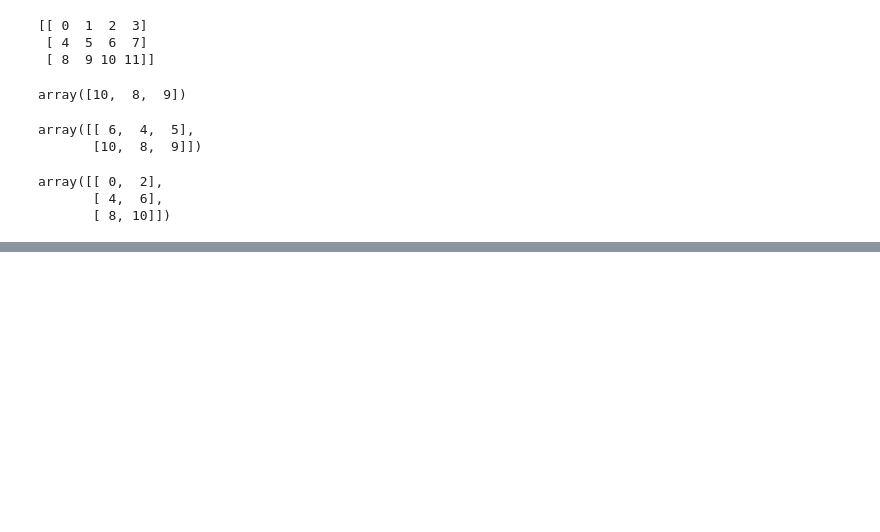
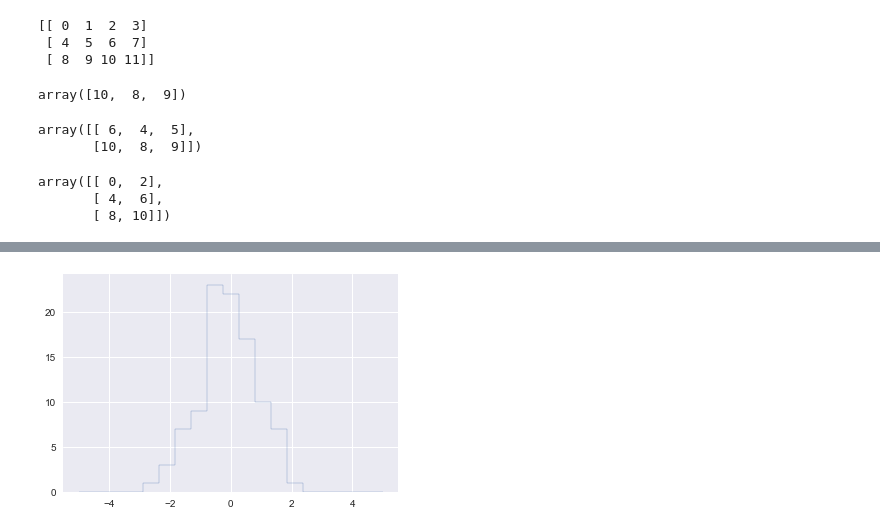
Before and after one commit to Razor-87/vanderplas-pdsh, a Jupyter notebook: Chapter [2].ipynb, the cells around one changed output, grey strips where cells are left out. Saved outputs shown, nothing was run; the diff lists cells and outputs as text; code cells hidden in the pictures; blank space fills up the shorter version.

```diff
--- a/Chapter [2].ipynb
+++ b/Chapter [2].ipynb
@@ -1081,0 +1165,4 @@ array([[ 0,  2],
+# %%
+plt.hist(x, bins, histtype='step');
+# %% [output]
+[figure, added]
```
Also changed, not shown: parts of 54 cells of this notebook.
